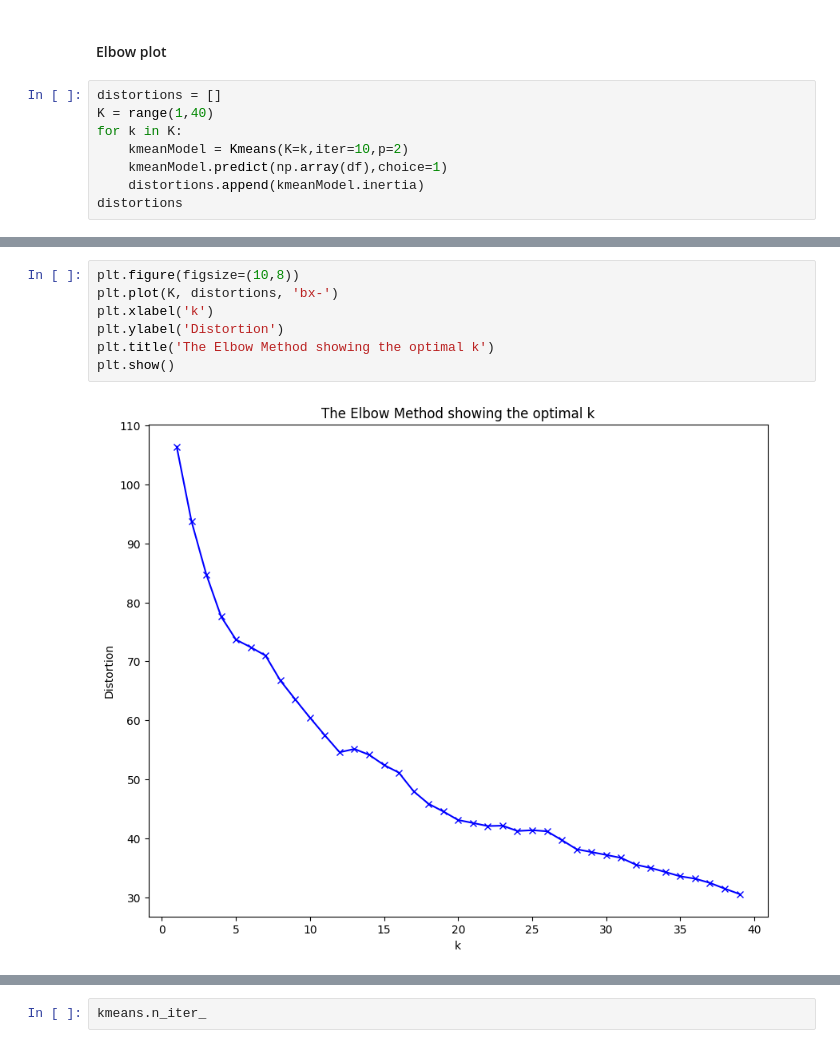
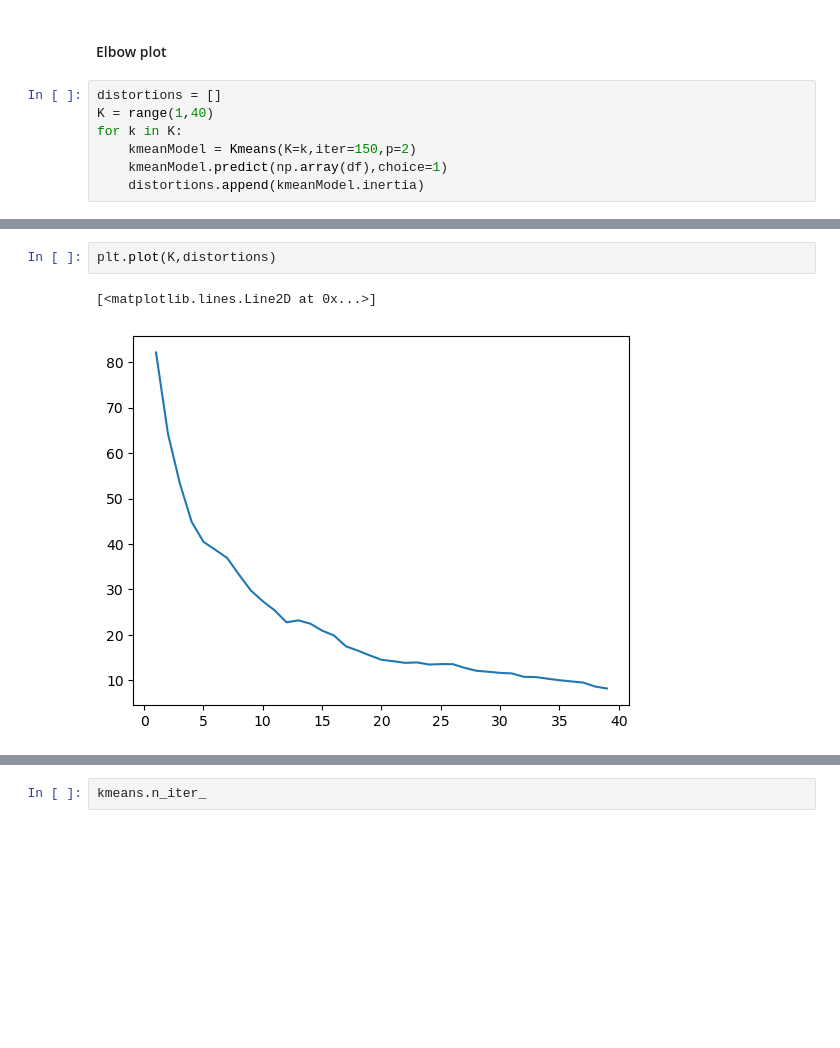
Before and after one commit to MnCSSJ4x/IIITB-Course-Recommendation-System, a Jupyter notebook: KMeans.ipynb, the cells around one changed output, grey strips where cells are left out. Drawn from its saved outputs; the diff is of its cells as text; blank space fills up the shorter version.

```diff
--- a/KMeans.ipynb
+++ b/KMeans.ipynb
@@ -368,7 +218,6 @@ array([0., 3., 2., 3., 4., 0., 1., 3., 5., 1., 5., 0., 1., 5., 5., 3., 5.,
 distortions = []
 K = range(1,40)
 for k in K:
-    kmeanModel = Kmeans(K=k,iter=10,p=2)
+    kmeanModel = Kmeans(K=k,iter=150,p=2)
     kmeanModel.predict(np.array(df),choice=1)
     distortions.append(kmeanModel.inertia)
-distortions
@@ -393,9 +224,5 @@ distortions
-# %%
-plt.figure(figsize=(10,8))
-plt.plot(K, distortions, 'bx-')
-plt.xlabel('k')
-plt.ylabel('Distortion')
-plt.title('The Elbow Method showing the optimal k')
-plt.show()
-# %% [output]
-[figure, removed]
+# %%
+plt.plot(K,distortions)
+# %% [output]
+[<matplotlib.lines.Line2D at 0x...>]
+[figure, added]
```
Also changed, not shown: parts of 17 cells of this notebook.
